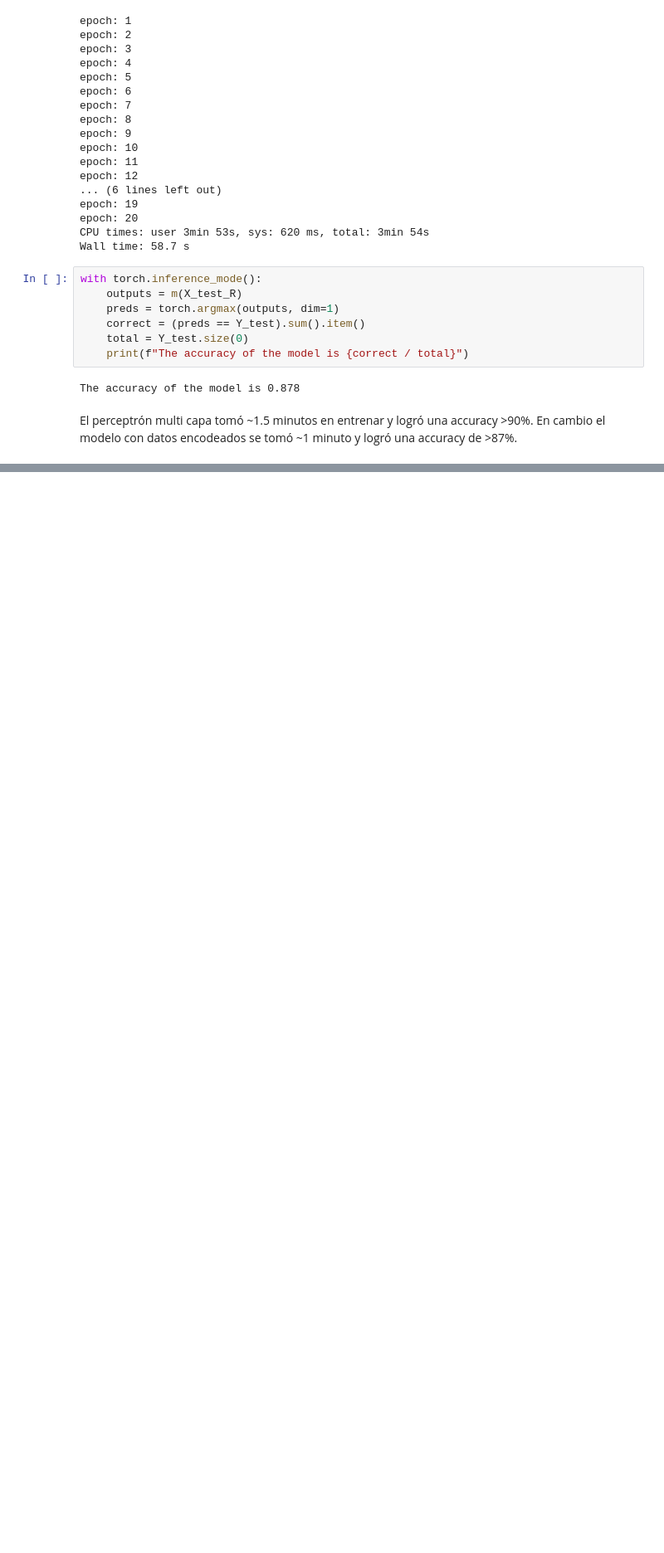
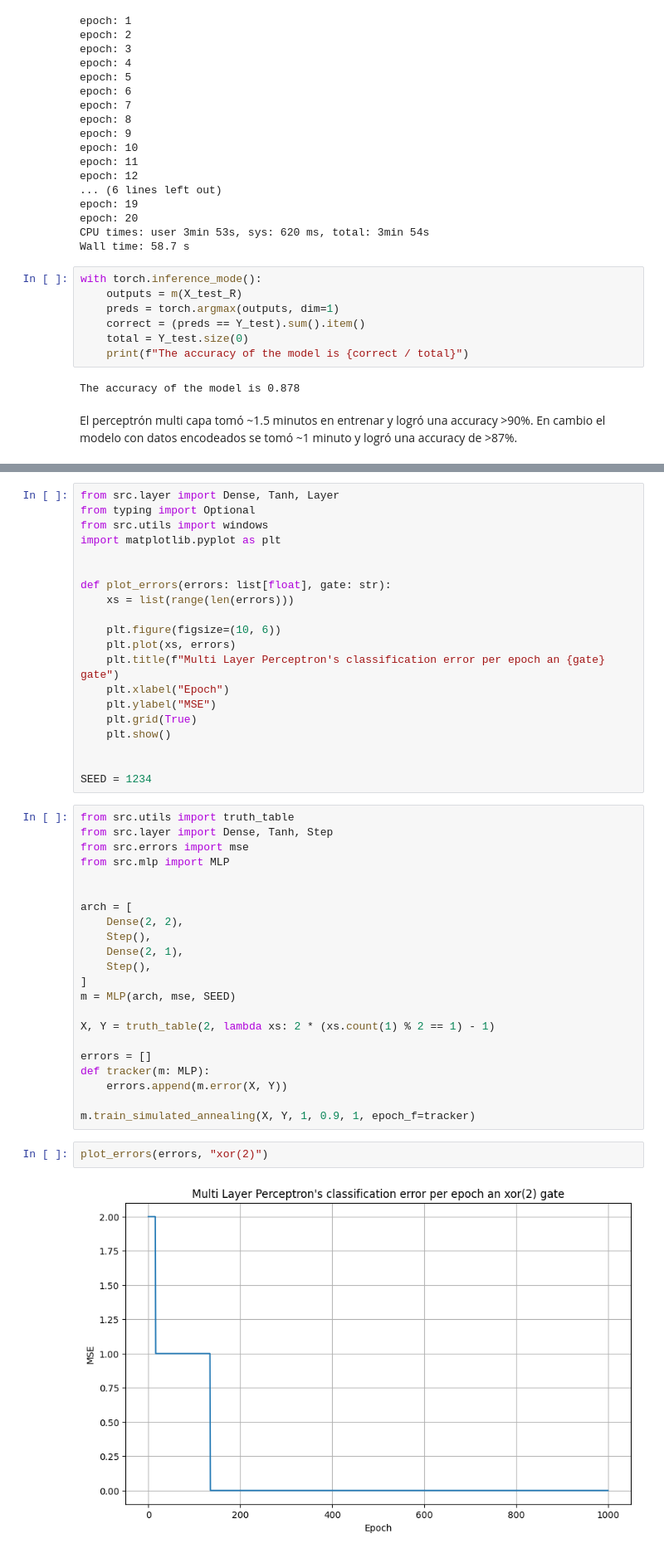
Before and after one commit to mbianchif/Aprendizaje-Profundo, a Jupyter notebook: tp2/notebook.ipynb, the cells around one changed output, grey strips where cells are left out. Shown at 83% size. Cells and saved outputs as stored; diff of their text form; blank space fills up the shorter version.

```diff
--- a/tp2/notebook.ipynb
+++ b/tp2/notebook.ipynb
@@ -864,0 +867,46 @@ El perceptrón multi capa tomó ~1.5 minutos en entrenar y logró una accuracy >
+# %%
+from src.layer import Dense, Tanh, Layer
+from typing import Optional
+from src.utils import windows
+import matplotlib.pyplot as plt
+
+
+def plot_errors(errors: list[float], gate: str):
+    xs = list(range(len(errors)))
+
+    plt.figure(figsize=(10, 6))
+    plt.plot(xs, errors)
+    plt.title(f"Multi Layer Perceptron's classification error per epoch an {gate} gate")
+    plt.xlabel("Epoch")
+    plt.ylabel("MSE")
+    plt.grid(True)
+    plt.show()
+
+
+SEED = 1234
+# %%
+from src.utils import truth_table
+from src.layer import Dense, Tanh, Step
+from src.errors import mse
+from src.mlp import MLP
+
+
+arch = [
+    Dense(2, 2),
+    Step(),
+    Dense(2, 1),
+    Step(),
+]
+m = MLP(arch, mse, SEED)
+
+X, Y = truth_table(2, lambda xs: 2 * (xs.count(1) % 2 == 1) - 1)
+
+errors = []
+def tracker(m: MLP):
+    errors.append(m.error(X, Y))
+
+m.train_simulated_annealing(X, Y, 1, 0.9, 1, epoch_f=tracker)
+# %%
+plot_errors(errors, "xor(2)")
+# %% [output]
+[figure, added]
```
Also changed, not shown: parts of 1 cell of this notebook, 3 other files.
